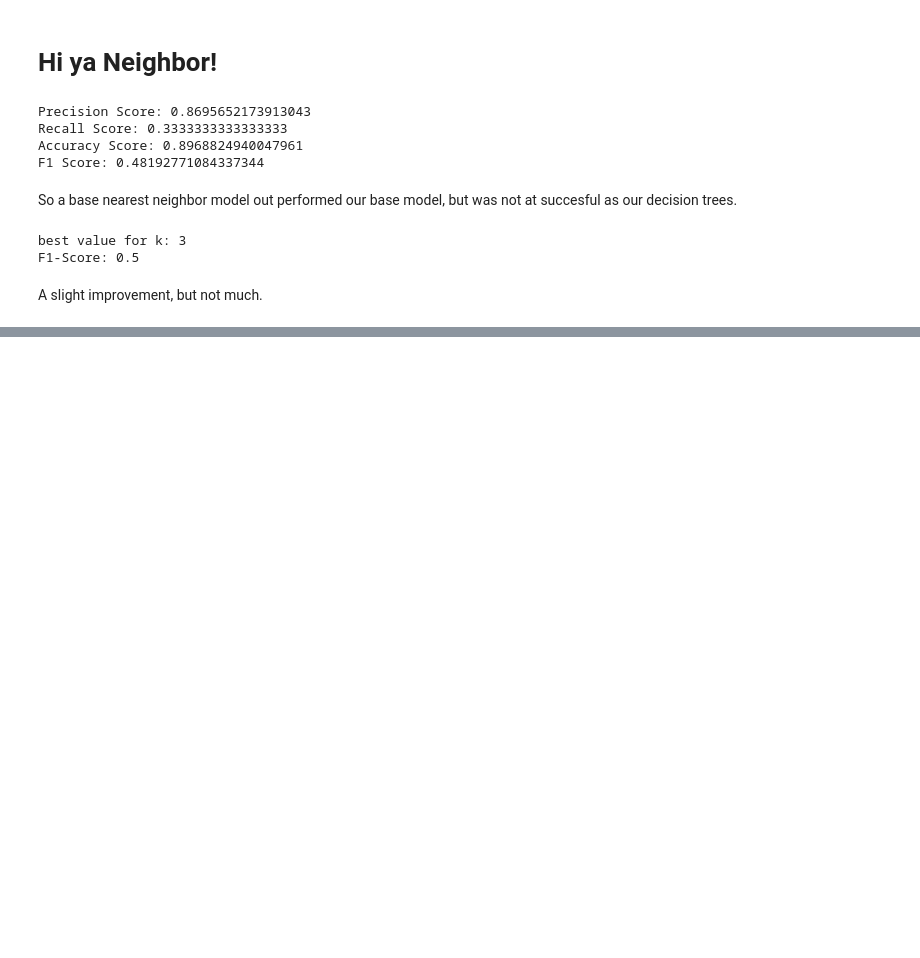
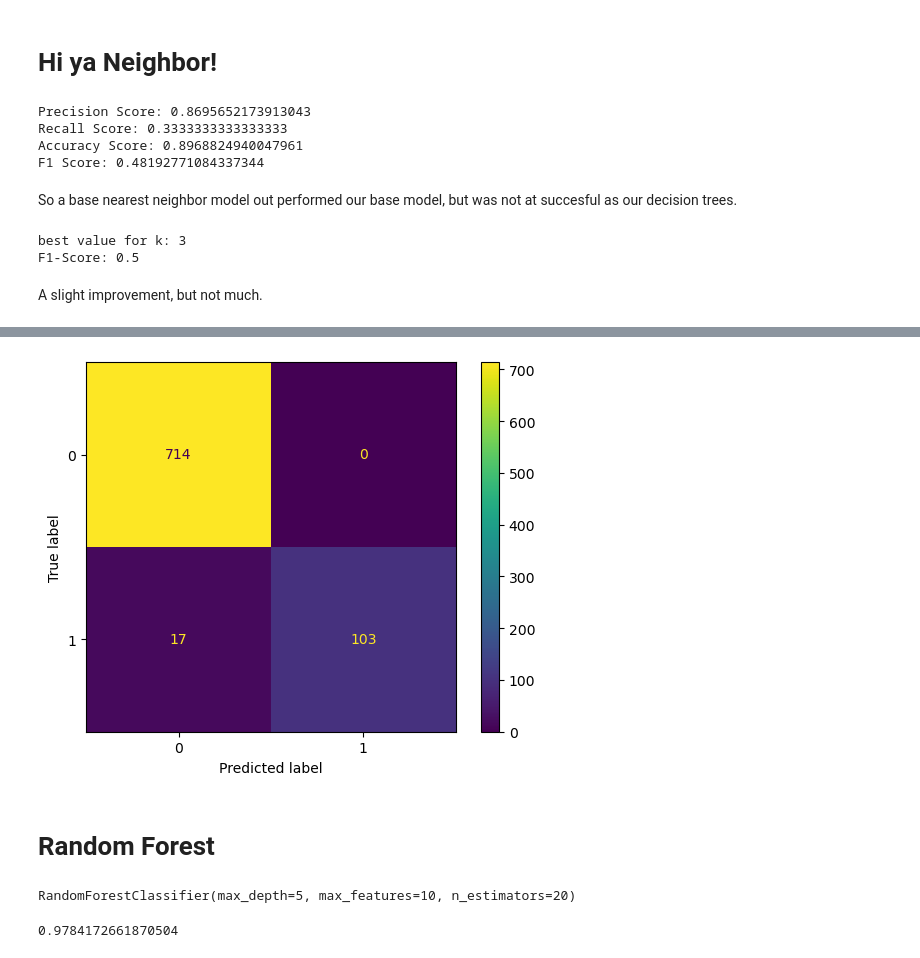
Before and after one commit to gzedwards/Telecom-Churn-Model, a Jupyter notebook: tele-model.ipynb, the cells around one changed output, grey strips where cells are left out. Cells and saved outputs as stored; diff of their text form; code cells hidden in the pictures; blank space fills up the shorter version.

```diff
--- a/tele-model.ipynb
+++ b/tele-model.ipynb
@@ -638,0 +787,20 @@ A slight improvement, but not much.
+# %%
+pred_bag = bagged_tree.predict(X_test)
+
+bag_matrix = confusion_matrix(y_test, pred_bag)
+
+matrix4 = ConfusionMatrixDisplay(confusion_matrix=bag_matrix)
+matrix4.plot();
+# %% [output]
+[figure, added]
+# %% [markdown]
+# Random Forest
+# %%
+forest = RandomForestClassifier(n_estimators=20, max_depth=5, max_features=10)
+forest.fit(X_train, y_train)
+# %% [output]
+RandomForestClassifier(max_depth=5, max_features=10, n_estimators=20)
+# %%
+forest.score(X_test, y_test)
+# %% [output]
+0.9784172661870504
```
Also changed, not shown: parts of 43 cells of this notebook.
